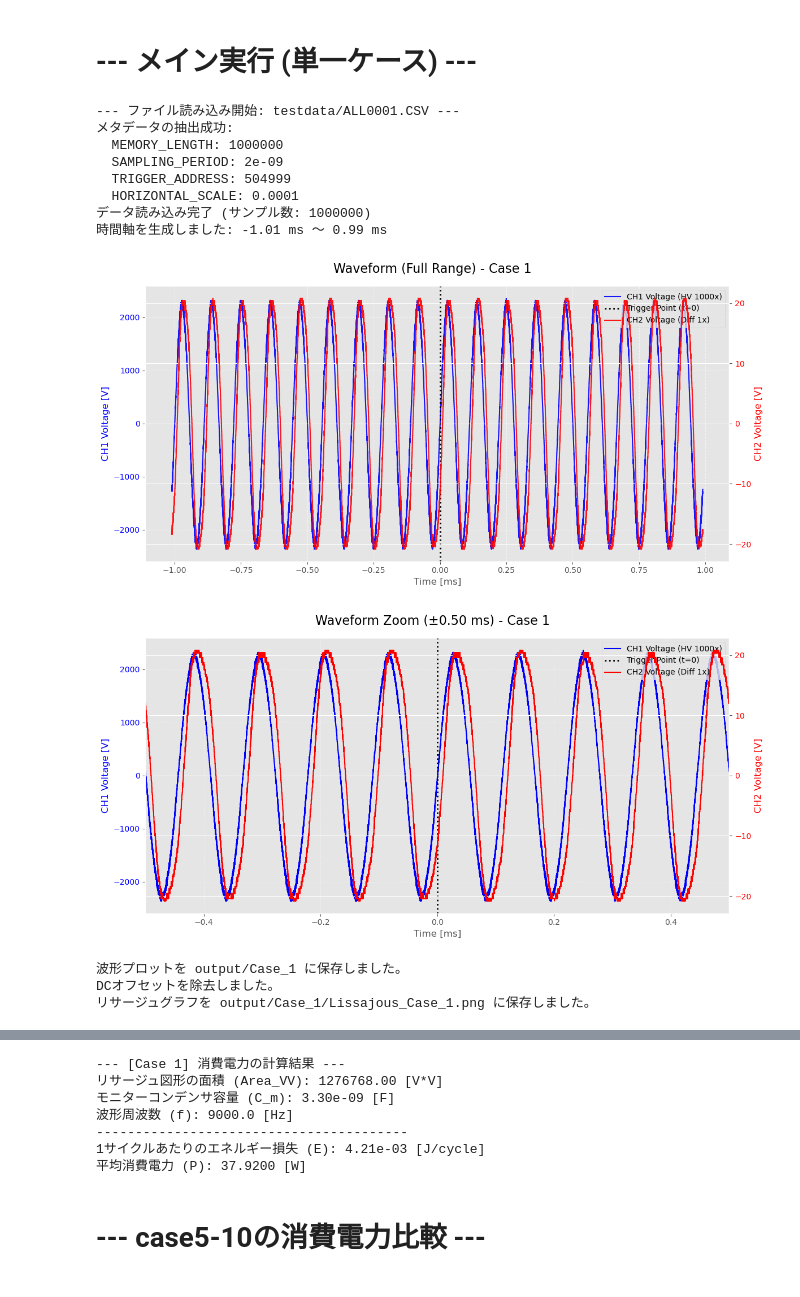
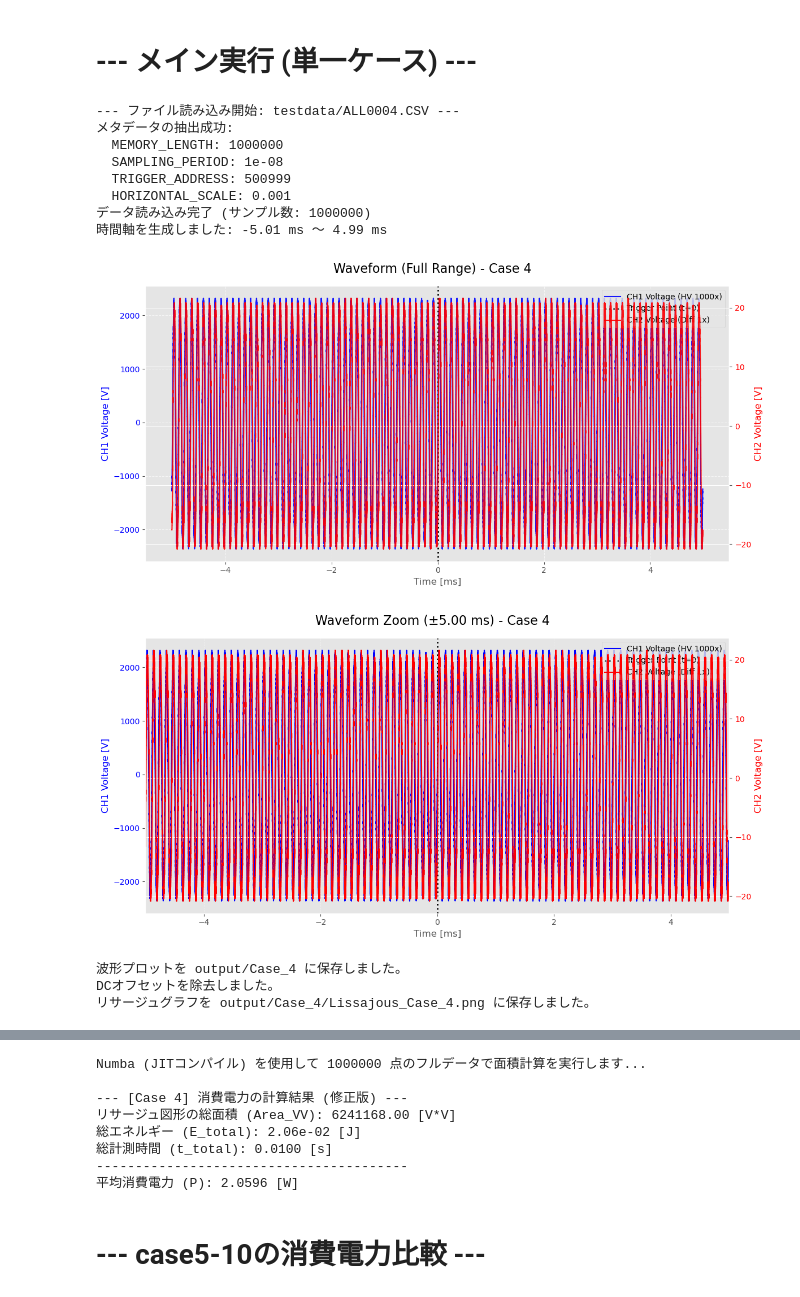
Before and after one commit to meso1007/Jupyter-VQ-Analysis, a Jupyter notebook: vq_analysis.ipynb, the cells around one changed output, grey strips where cells are left out. Drawn from its saved outputs; the diff is of its cells as text; code cells hidden in the pictures.

```diff
--- a/vq_analysis.ipynb
+++ b/vq_analysis.ipynb
@@ -4,7 +4,10 @@ import pandas as pd
 import matplotlib.pyplot as plt
 import os
 import csv
+from numba import njit
+import numba
 
+caseNum=4
 # Jupyter Notebookでグラフをインライン表示するためのマジックコマンド
 %matplotlib inline
 
@@ -248,45 +344,39 @@ def run_single_case_analysis(caseNum, base_output_dir, C_m_Farad, f_Hz):
 # %% [markdown]
 # --- メイン実行 (単一ケース) ---
 # %%
-
-# ★★★ 解析したいケース番号を指定 ★★★
-caseNum = 1
-
-
-# -----------------------------------
-# 1. データの読み込み (Cell 3 の関数を呼び出し)
 filename = FILENAME_TEMPLATE.format(caseNum=caseNum)
 metadata, CH1_V, CH2_V = load_data_and_metadata(filename)
 
 if metadata:
     # 2. 時間軸の計算
     Time_ms = calculate_time_axis(metadata)
 
-    # 3. 波形プロット (必要なければこの行をコメントアウト)
+    # 3. 波形プロット
     plot_waveforms(Time_ms, CH1_V, CH2_V, metadata['HORIZONTAL_SCALE'], caseNum, OUTPUT_DIR)
 
     # 4. DCオフセット除去
     CH1_AC, CH2_AC = calculate_ac_components(CH1_V, CH2_V)
 
     # 5. リサージュグラフの描画と保存
     plot_and_save_lissajous(CH1_AC, CH2_AC, caseNum, OUTPUT_DIR)
 
     # 6. 消費電力の計算
-    Power, Area = calculate_power(CH1_AC, CH2_AC, C_m_Farad, f_Hz, caseNum)
+    # ★★★ 呼び出し方を修正 (f_Hz を metadata に) ★★★
+    Power, Area = calculate_power(CH1_AC, CH2_AC, C_m_Farad, metadata, caseNum)
 
 else:
     print(f"Case {caseNum} の処理をスキップしました (ファイルエラー)。")
 # %% [output]
---- ファイル読み込み開始: testdata/ALL0001.CSV ---
+--- ファイル読み込み開始: testdata/ALL0004.CSV ---
 メタデータの抽出成功:
   MEMORY_LENGTH: 1000000
-  SAMPLING_PERIOD: 2e-09
-  TRIGGER_ADDRESS: 504999
-  HORIZONTAL_SCALE: 0.0001
+  SAMPLING_PERIOD: 1e-08
+  TRIGGER_ADDRESS: 500999
+  HORIZONTAL_SCALE: 0.001
 データ読み込み完了 (サンプル数: 1000000)
-時間軸を生成しました: -1.01 ms ～ 0.99 ms
+時間軸を生成しました: -5.01 ms ～ 4.99 ms
-[figure, old version]
+[figure, new version]
-[figure, old version]
+[figure, new version]
-波形プロットを output/Case_1 に保存しました。
+波形プロットを output/Case_4 に保存しました。
 DCオフセットを除去しました。
-リサージュグラフを output/Case_1/Lissajous_Case_1.png に保存しました。
+リサージュグラフを output/Case_4/Lissajous_Case_4.png に保存しました。
@@ -294,10 +384,11 @@ DCオフセットを除去しました。
---- [Case 1] 消費電力の計算結果 ---
-リサージュ図形の面積 (Area_VV): 1276768.00 [V*V]
-モニターコンデンサ容量 (C_m): 3.30e-09 [F]
-波形周波数 (f): 9000.0 [Hz]
+Numba (JITコンパイル) を使用して 1000000 点のフルデータで面積計算を実行します...
+
+--- [Case 4] 消費電力の計算結果 (修正版) ---
+リサージュ図形の総面積 (Area_VV): 6241168.00 [V*V]
+総エネルギー (E_total): 2.06e-02 [J]
+総計測時間 (t_total): 0.0100 [s]
 ----------------------------------------
-1サイクルあたりのエネルギー損失 (E): 4.21e-03 [J/cycle]
-平均消費電力 (P): 37.9200 [W]
+平均消費電力 (P): 2.0596 [W]
 # %% [markdown]
 # --- case5-10の消費電力比較 ---
 # %%
```
Also changed, not shown: parts of 13 cells of this notebook.
